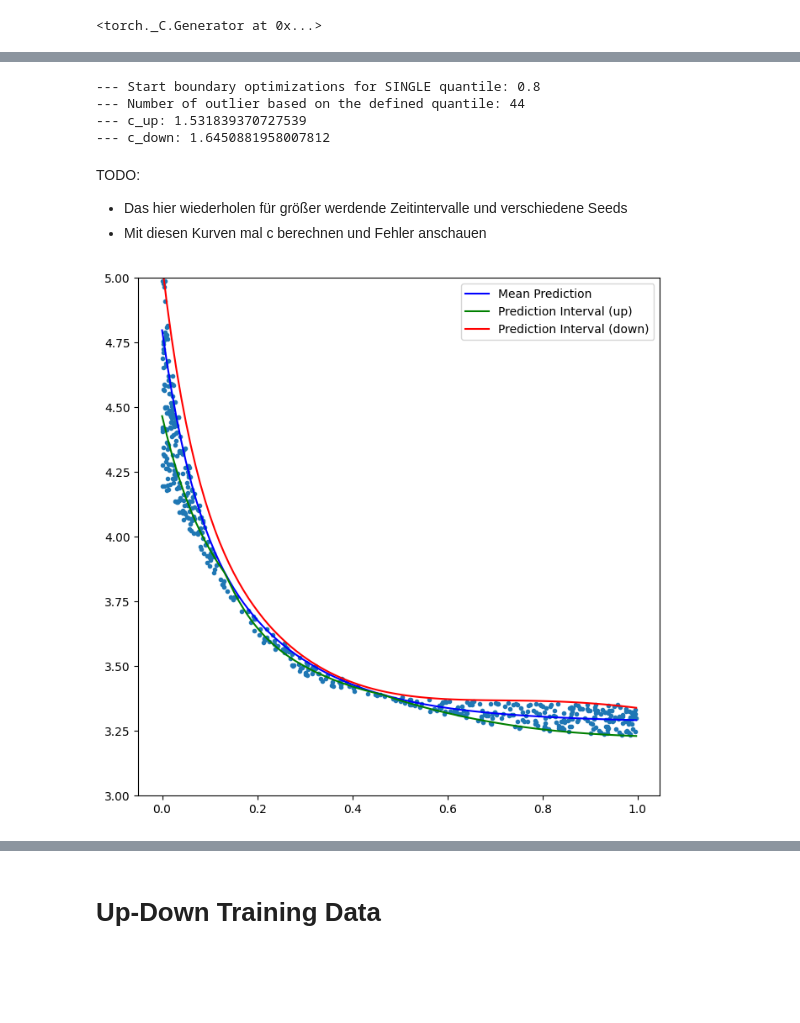
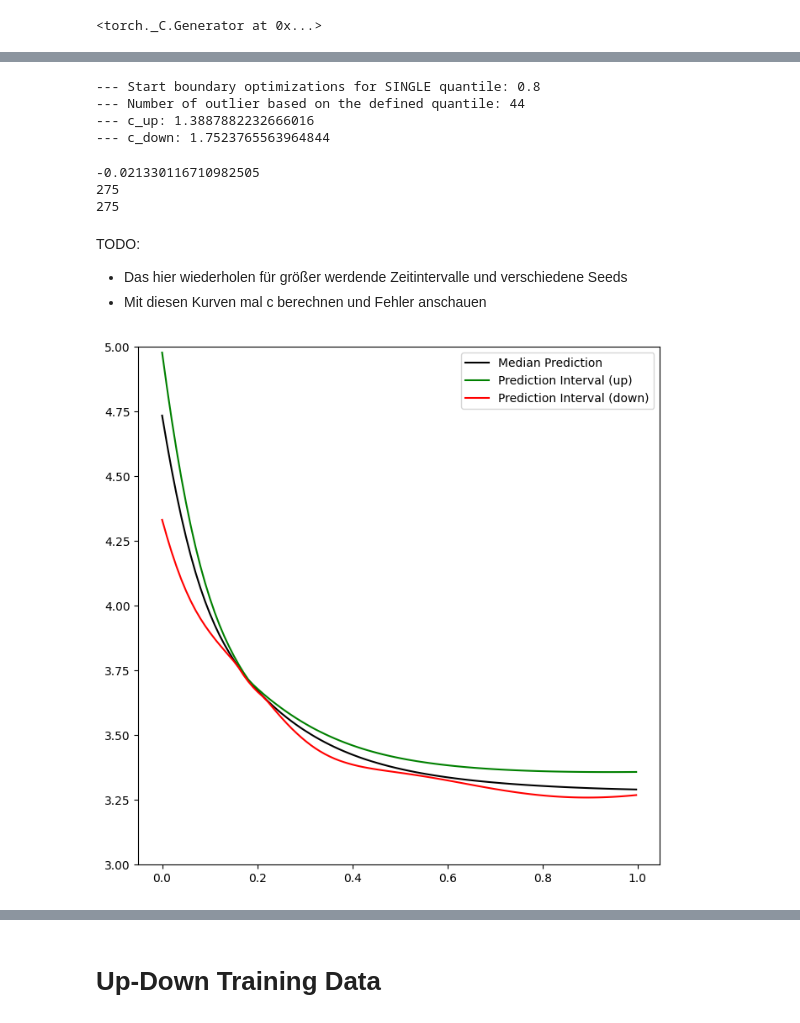
Before and after one commit to RiccardoFrenner/finn-nnpie, a Jupyter notebook: src/pinn.ipynb, the cells around one changed output, grey strips where cells are left out. Saved outputs shown, nothing was run; the diff lists cells and outputs as text; code cells hidden in the pictures; blank space fills up the shorter version.

Commit message:
Fix that pinn is not using median to split but mean

```diff
--- a/src/pinn.ipynb
+++ b/src/pinn.ipynb
@@ -486,12 +495,18 @@ Epoch 5000, Validation Loss: 0.037857
+# %%
+c_up, c_down = compute_boundary_factors(
+    y_train=yTrain.numpy(),
+    network_preds=trainer.eval_networks(xTrain, as_numpy=True),
+    quantile=configs["quantile"],
+    verbose=1,
+)
+
+assert c_up > 0 and c_down > 0
+# %% [output]
+--- Start boundary optimizations for SINGLE quantile: 0.8
+--- Number of outlier based on the defined quantile: 44
+--- c_up: 1.3887882232666016
+--- c_down: 1.7523765563964844
 # %%
-
-c_up, c_down = compute_boundary_factors(
-    y_train=yTrain.numpy(),
-    network_preds=trainer.eval_networks(xTrain, as_numpy=True),
-    quantile=configs["quantile"],
-    verbose=1,
-)
-
 pred_train = trainer.eval_networks(xTrain)
 pred_valid = trainer.eval_networks(xValid)
 pred_test = trainer.eval_networks(xTest)
@@ -499,20 +514,40 @@ pred_test = trainer.eval_networks(xTest)
 PICP_train, MPIW_train = caps_calculation(pred_train, c_up, c_down, yTrain.numpy())
 PICP_valid, MPIW_valid = caps_calculation(pred_valid, c_up, c_down, yValid.numpy())
 PICP_test, MPIW_test = caps_calculation(pred_test, c_up, c_down, yTest.numpy())
-# %% [output]
---- Start boundary optimizations for SINGLE quantile: 0.8
---- Number of outlier based on the defined quantile: 44
---- c_up: 1.531839370727539
---- c_down: 1.6450881958007812
+# %%
+def compute_shift_to_median(y, data):
+    """Computes the shift v such that y + v has 50% of data below the curve, assuming y and data have same x values."""
+    diff = data - y
+    return np.median(diff)
+
+def shift_to_median(y, data):
+    """Shifts y such that 50% of data lies below the curve, assuming y and data have same x values."""
+    return y + compute_shift_to_median(y, data)
+# %%
+full_preds = trainer.eval_networks(torch.from_numpy(scalar_x.transform(X)).to(torch.float32))
+y_mean_full = scalar_y.inverse_transform(full_preds["mean"])
+y_median_full = shift_to_median(y_mean_full, Y)
+
+median_shift = compute_shift_to_median(y_mean_full, Y)
+
+print(median_shift)
+print((y_median_full - Y > 0).sum())
+print((y_median_full - Y < 0).sum())
+# %% [output]
+-0.021330116710982505
+275
+275
 # %%
 x_curve = torch.linspace(X.min(), X.max(), 100, dtype=torch.float32).reshape(-1, 1)
 x_curve = torch.from_numpy(scalar_x.transform(x_curve)).to(torch.float32)
 pred_curves = trainer.eval_networks(x_curve)
+pred_curves["median"] = pred_curves["mean"] + median_shift
 x_curve = x_curve.detach().numpy()
 y_U_PI_array_train = (
-    (pred_curves["mean"] + c_up * pred_curves["up"]).numpy()
+    (pred_curves["median"] + c_up * pred_curves["up"]).numpy()
 )
 y_L_PI_array_train = (
-    (pred_curves["mean"] - c_down * pred_curves["down"]).numpy()
+    (pred_curves["median"] - c_down * pred_curves["down"]).numpy()
 )
 y_mean = pred_curves["mean"].numpy()
+y_median = pred_curves["median"].numpy()
@@ -519,6 +561,7 @@ y_mean = pred_curves["mean"].numpy()
 # %%
 x_curve = scalar_x.inverse_transform(x_curve)
 y_mean = scalar_y.inverse_transform(y_mean)
+y_median = scalar_y.inverse_transform(y_median)
 y_U_PI_array_train = scalar_y.inverse_transform(y_U_PI_array_train)
 y_L_PI_array_train = scalar_y.inverse_transform(y_L_PI_array_train)
 # %% [markdown]
@@ -528,25 +571,26 @@ TODO:
 # %%
 import matplotlib.pyplot as plt
 import numpy as np
 
 fig, ax = plt.subplots(figsize=(8, 8))
 
 # Scatter plot of the original data points
-ax.plot(X, 1/Y, ".")
+# ax.plot(X, Y, ".")
 
 # Plot the mean curve
-ax.plot(x_curve, 1/y_mean, "b-", label="Mean Prediction")
+# ax.plot(x_curve, y_mean, "b-", label="Mean Prediction")
+ax.plot(x_curve, y_median, "k-", label="Median Prediction")
 
 # Fill the area between the upper and lower prediction intervals with transparency
 # ax.fill_between(x_curve.flatten(), y_L_PI_array_train.flatten(), y_U_PI_array_train.flatten(), color='green', alpha=0.3, label="Prediction Interval")
-ax.plot(x_curve.flatten(), 1/y_U_PI_array_train.flatten(), "g-", label="Prediction Interval (up)")
-ax.plot(x_curve.flatten(), 1/y_L_PI_array_train.flatten(), "r-", label="Prediction Interval (down)")
+ax.plot(x_curve.flatten(), y_U_PI_array_train.flatten(), "g-", label="Prediction Interval (up)")
+ax.plot(x_curve.flatten(), y_L_PI_array_train.flatten(), "r-", label="Prediction Interval (down)")
 
 ax.set_ylim(3, 5)
 ax.legend()
 plt.show()
 # %% [output]
-[figure, old version]
+[figure, new version]
 # %%
 import matplotlib.pyplot as plt
 import numpy as np
```
Also changed, not shown: parts of 9 cells of this notebook, 1 other file.
